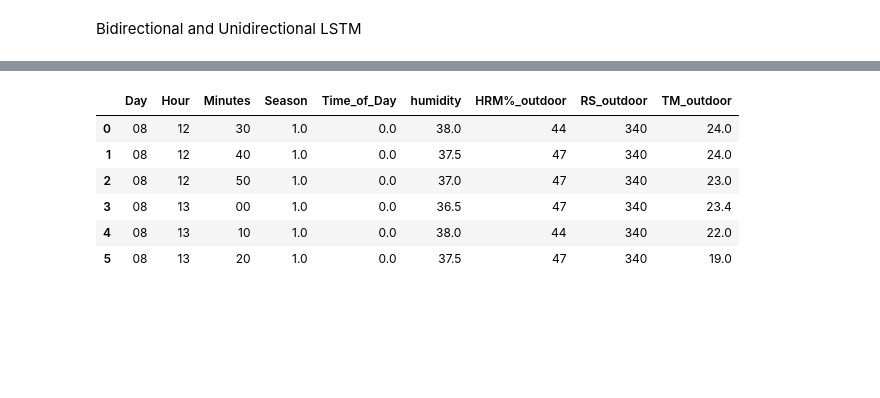
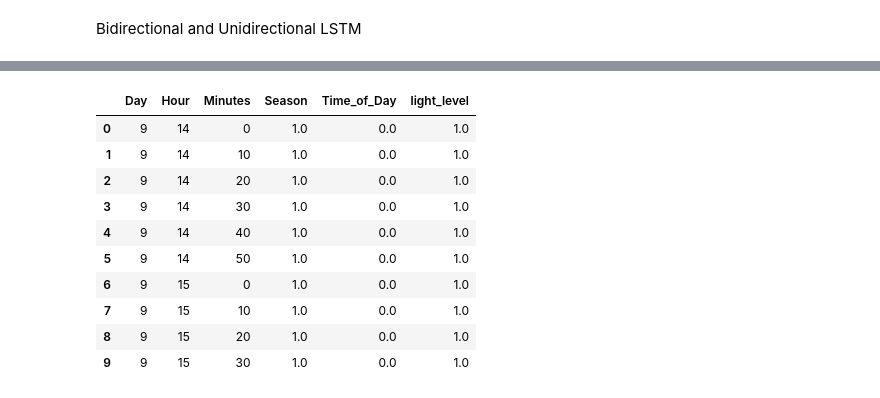
Before and after one commit to peremayolc/UAB_EnergyStudy, a Jupyter notebook: Recommender/recommendersys.ipynb, the cells around one changed output, grey strips where cells are left out. Saved outputs shown, nothing was run; the diff lists cells and outputs as text; code cells hidden in the pictures; blank space fills up the shorter version.

```diff
--- a/Recommender/recommendersys.ipynb
+++ b/Recommender/recommendersys.ipynb
@@ -644,30 +690,30 @@ R2 of Unidirectional LSTM model : 0.99
 import pandas as pd
 
 data_test = {
-    'Day': ["08","08","08", "08","08", "08"],
-    'Hour': ['12','12','12','13','13','13'],
-    'Minutes': ['30', '40', '50', '00','10','20'],
-    "Season": ['1.0', '1.0', '1.0', '1.0','1.0','1.0'],
-    "Time_of_Day": ['0.0', '0.0', '0.0', '0.0','0.0','0.0'],
-    #'co2': [405.0, 399.0, 403.0, 398.0],
-    'humidity': [38.0, 37.5, 37.0, 36.5, 38.0, 37.5],
-    'TM_outdoor': [24.0, 24.0, 23.0, 23.4, 22.0, 19.0],
-    'HRM%_outdoor': [44, 47, 47, 47, 44, 47],
-    'RS_outdoor': [340, 340, 340, 340, 340, 340]
+    'Day': [9, 9, 9, 9, 9, 9, 9, 9, 9, 9],
+    'Hour': [14, 14, 14, 14, 14, 14, 15, 15, 15, 15],
+    'Minutes': [00, 10, 20, 30, 40, 50, 00, 10, 20, 30],
+    'Season': [1.0, 1.0, 1.0, 1.0, 1.0, 1.0, 1.0, 1.0, 1.0, 1.0],
+    'Time_of_Day': [0.0, 0.0, 0.0, 0.0, 0.0, 0.0, 0.0, 0.0, 0.0, 0.0],
+    'light_level': [1.0, 1.0, 1.0, 1.0, 1.0, 1.0, 1.0, 1.0, 1.0, 1.0],
 }
 
 df_new = pd.DataFrame(data_test)
 # %%
-df_test=df_new[['Day', "Hour", "Minutes", 'Season',"Time_of_Day","humidity", 'HRM%_outdoor', 'RS_outdoor', "TM_outdoor"]]#, "temperature"]]
+df_test=df_new[['Day', "Hour", "Minutes", 'Season',"Time_of_Day","light_level"]]
 df_test
 # %% [output]
-|  | Day | Hour | Minutes | Season | Time_of_Day | humidity | HRM%_outdoor | RS_outdoor | TM_outdoor |
-| 0 | 08 | 12 | 30 | 1.0 | 0.0 | 38.0 | 44 | 340 | 24.0 |
-| 1 | 08 | 12 | 40 | 1.0 | 0.0 | 37.5 | 47 | 340 | 24.0 |
-| 2 | 08 | 12 | 50 | 1.0 | 0.0 | 37.0 | 47 | 340 | 23.0 |
-| 3 | 08 | 13 | 00 | 1.0 | 0.0 | 36.5 | 47 | 340 | 23.4 |
-| 4 | 08 | 13 | 10 | 1.0 | 0.0 | 38.0 | 44 | 340 | 22.0 |
-| 5 | 08 | 13 | 20 | 1.0 | 0.0 | 37.5 | 47 | 340 | 19.0 |
+|  | Day | Hour | Minutes | Season | Time_of_Day | light_level |
+| 0 | 9 | 14 | 0 | 1.0 | 0.0 | 1.0 |
+| 1 | 9 | 14 | 10 | 1.0 | 0.0 | 1.0 |
+| 2 | 9 | 14 | 20 | 1.0 | 0.0 | 1.0 |
+| 3 | 9 | 14 | 30 | 1.0 | 0.0 | 1.0 |
+| 4 | 9 | 14 | 40 | 1.0 | 0.0 | 1.0 |
+| 5 | 9 | 14 | 50 | 1.0 | 0.0 | 1.0 |
+| 6 | 9 | 15 | 0 | 1.0 | 0.0 | 1.0 |
+| 7 | 9 | 15 | 10 | 1.0 | 0.0 | 1.0 |
+| 8 | 9 | 15 | 20 | 1.0 | 0.0 | 1.0 |
+| 9 | 9 | 15 | 30 | 1.0 | 0.0 | 1.0 |
 # %%
 train_test=df_train.append(df_test,ignore_index=True).fillna(0)
 train_test
```
Also changed, not shown: parts of 39 cells of this notebook, 1 other file.
